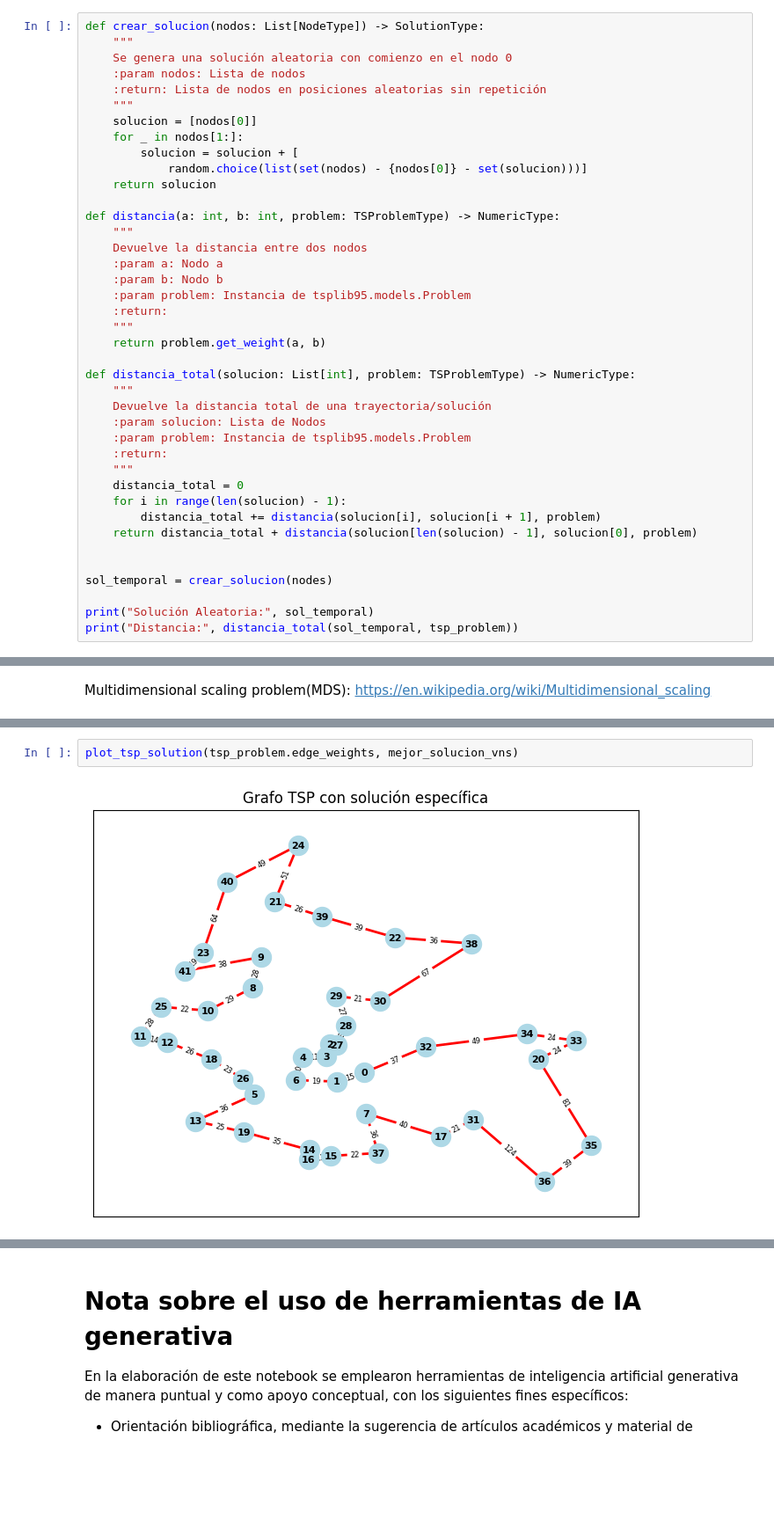
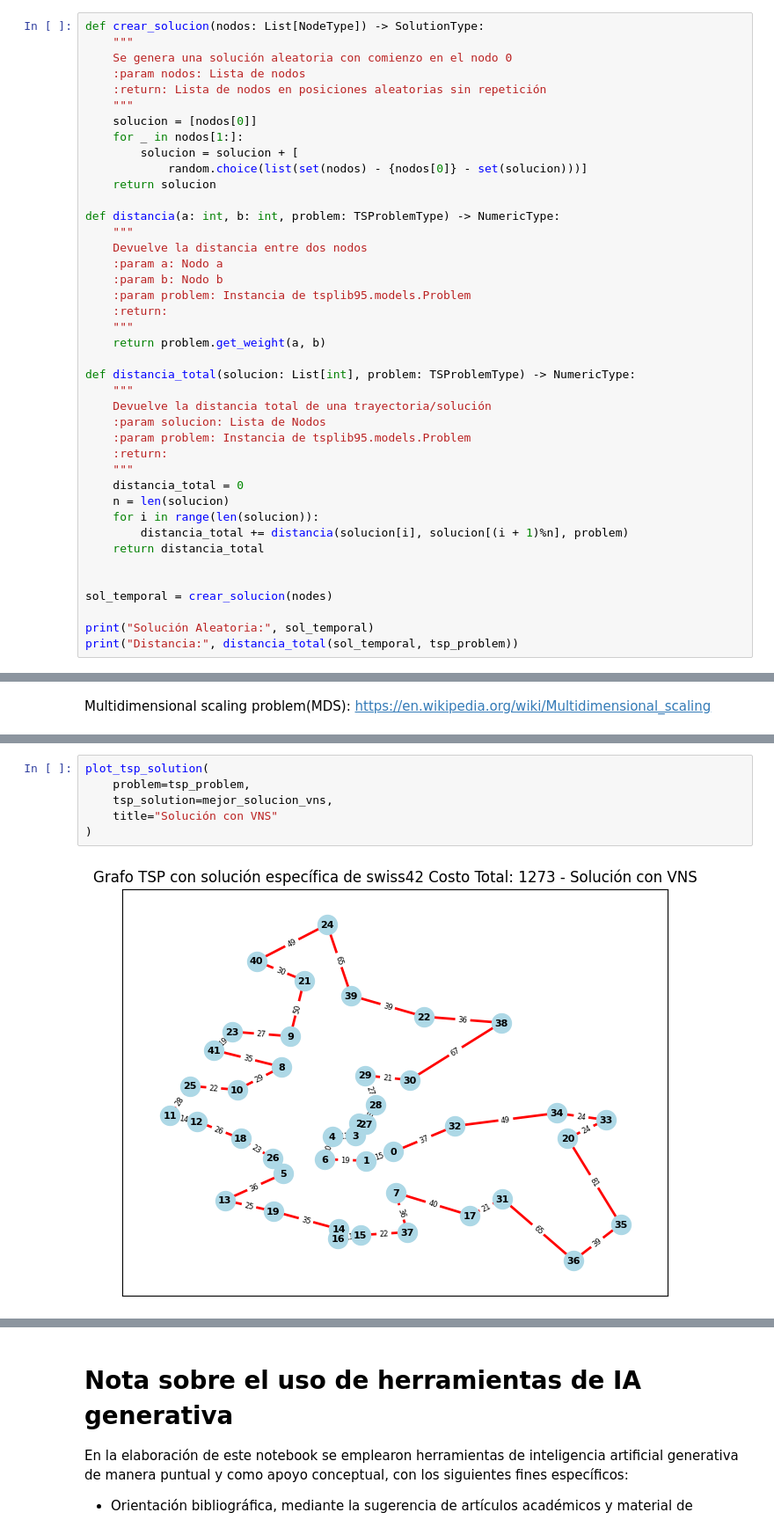
Before and after one commit to carlosbravo1408/03MIAR-Algoritmos-de-Optimizacion-2025, a Jupyter notebook: AG3/CarlosJavierBravo_Algoritmos_AG3.ipynb, the cells around one changed output, grey strips where cells are left out. Shown at 88% size. Drawn from its saved outputs; the diff is of its cells as text; blank space fills up the shorter version.

```diff
--- a/AG3/CarlosJavierBravo_Algoritmos_AG3.ipynb
+++ b/AG3/CarlosJavierBravo_Algoritmos_AG3.ipynb
@@ -129,9 +150,10 @@ def distancia_total(solucion: List[int], problem: TSProblemType) -> NumericType:
     :return:
     """
     distancia_total = 0
-    for i in range(len(solucion) - 1):
-        distancia_total += distancia(solucion[i], solucion[i + 1], problem)
-    return distancia_total + distancia(solucion[len(solucion) - 1], solucion[0], problem)
+    n = len(solucion)
+    for i in range(len(solucion)):
+        distancia_total += distancia(solucion[i], solucion[(i + 1)%n], problem)
+    return distancia_total
 
 
 sol_temporal = crear_solucion(nodes)
@@ -904,5 +937,9 @@ plot_tsp_solution(tsp_problem.edge_weights, crear_solucion(nodes))
 # %%
-plot_tsp_solution(tsp_problem.edge_weights, mejor_solucion_vns)
+plot_tsp_solution(
+    problem=tsp_problem,
+    tsp_solution=mejor_solucion_vns,
+    title="Solución con VNS"
+)
 # %% [output]
-[figure, old version]
+[figure, new version]
 # %%
```
Also changed, not shown: parts of 15 cells of this notebook, 2 other files.
